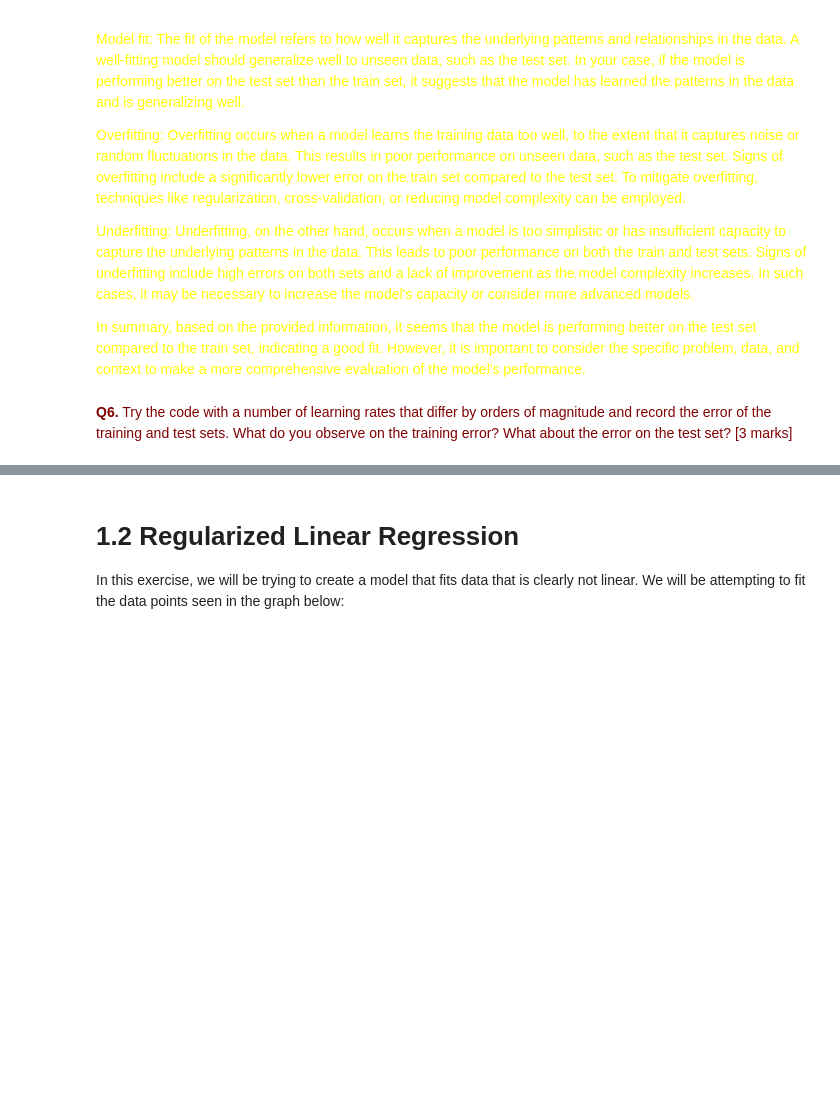
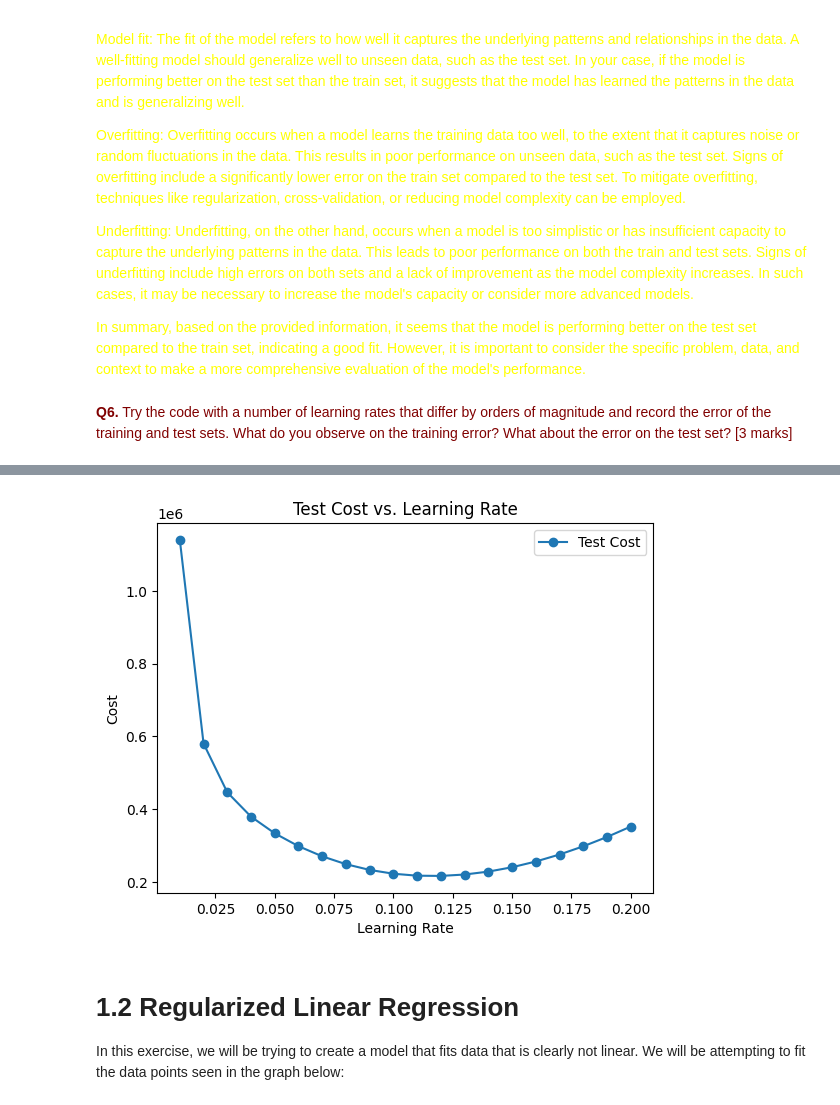
Before and after one commit to kianahs/Machine-Learning, a Jupyter notebook: wk3_Regression.ipynb, the cells around one changed output, grey strips where cells are left out. Saved outputs shown, nothing was run; the diff lists cells and outputs as text; code cells hidden in the pictures; blank space fills up the shorter version.

```diff
--- a/wk3_Regression.ipynb
+++ b/wk3_Regression.ipynb
@@ -278,3 +292,15 @@ Learning_rate 0.1
+# %%
+
+plt.plot(learning_rates, test_costs, marker='o', label='Test Cost')
+
+
+plt.xlabel('Learning Rate')
+plt.ylabel('Cost')
+plt.title('Test Cost vs. Learning Rate')
+plt.legend()
+plt.show()
+# %% [output]
+[figure, added]
 # %% [markdown]
 # 1.2 Regularized Linear Regression
 In this exercise, we will be trying to create a model that fits data that is clearly not linear. We will be attempting to fit the data points seen in the graph below:
```
Also changed, not shown: parts of 4 cells of this notebook.
